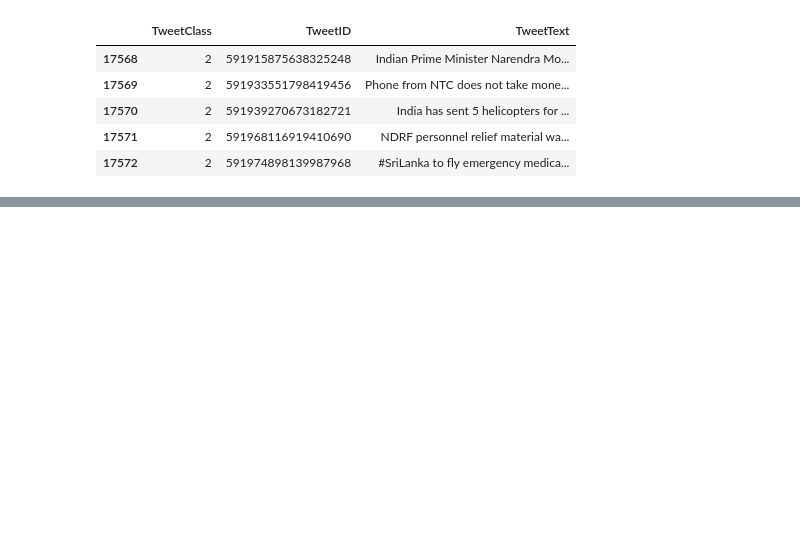
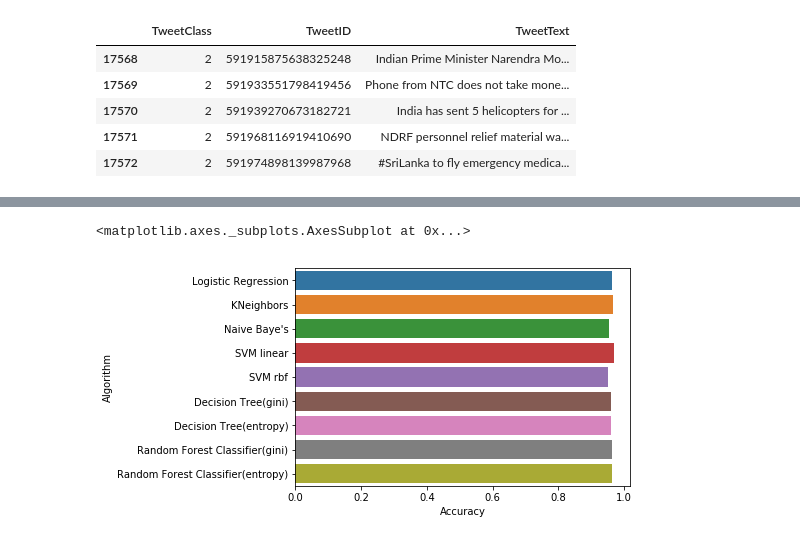
Before and after one commit to kavyakapoor0810/Twitter-Classification-Of-Nepal-Earthquacks, a Jupyter notebook: nepal.ipynb, the cells around one changed output, grey strips where cells are left out. Cells and saved outputs as stored; diff of their text form; code cells hidden in the pictures; blank space fills up the shorter version.

```diff
--- a/nepal.ipynb
+++ b/nepal.ipynb
@@ -514,0 +575,8 @@ results
+# %%
+from sklearn.ensemble import RandomForestClassifier
+rfc_2=RandomForestClassifier(criterion='entropy')
+tick = datetime.datetime.now()
+rfc_2.fit(dtm_train,y_train)
+tock = datetime.datetime.now()
+rfc2_train_time = tock - tick
+print( rfc2_train_time)
@@ -514,0 +585,6 @@ results
+# %%
+tick = datetime.datetime.now()
+y_pred_rfc2=rfc_2.predict(dtm_test)
+tock = datetime.datetime.now()
+rfc2_pred_time = tock - tick
+print( rfc2_pred_time)
@@ -514,0 +593,4 @@ results
+# %%
+score9=accuracy_score(y_test,y_pred_rfc2)
+print(score9)
+#Observe accuracy 96.4%.
@@ -514,0 +627,17 @@ results
+# %%
+import pandas as pd
+import seaborn as sns
+
+Accuracy = [score1,score2,score3,score4,score5,score6,score7,score8,score9]
+
+
+Train_time = [lr_train_time,knn_train_time,nb_train_time,svc_train_time,svc2_train_time,dtc1_train_time,dtc2_train_time,rfc1_train_time,rfc2_train_time]
+pred_test_time = [lr_pred_time,knn_pred_time,nb_pred_time,svc_pred_time,svc2_pred_time,dtc1_pred_time,dtc2_pred_time,rfc1_pred_time,rfc2_pred_time]
+
+data = { 'Accuracy' : Accuracy,
+         'Train_Time': Train_time,
+         'Prediction': pred_test_time,
+         'Algorithm': ['Logistic Regression','KNeighbors',"Naive Baye's",'SVM linear','SVM rbf',"Decision Tree(gini)",
+                       'Decision Tree(entropy)','Random Forest Classifier(gini)','Random Forest Classifier(entropy)']}
+
+df = pd.DataFrame( data)
@@ -514,0 +646,5 @@ results
+# %%
+sns.barplot(x = df.Accuracy, y = df.Algorithm)
+# %% [output]
+<matplotlib.axes._subplots.AxesSubplot at 0x...>
+[figure, added]
```
Also changed, not shown: parts of 124 cells of this notebook, 3 other files.
